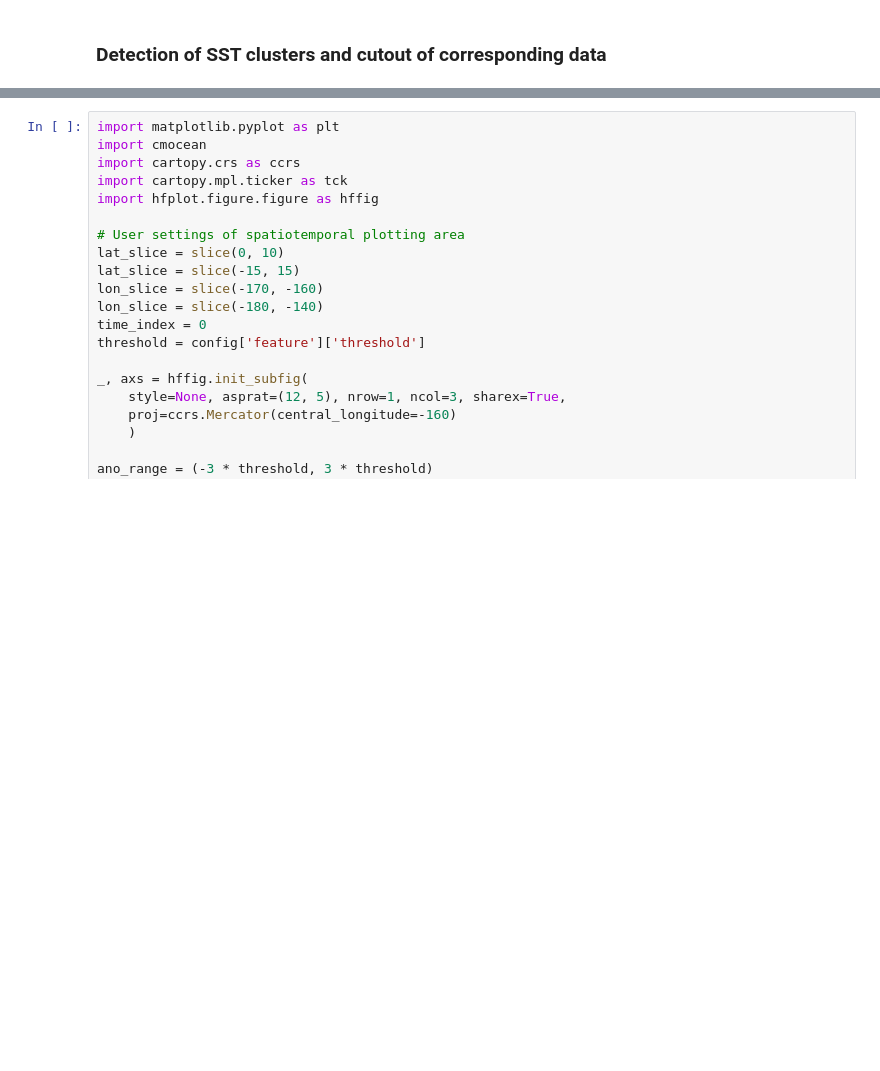
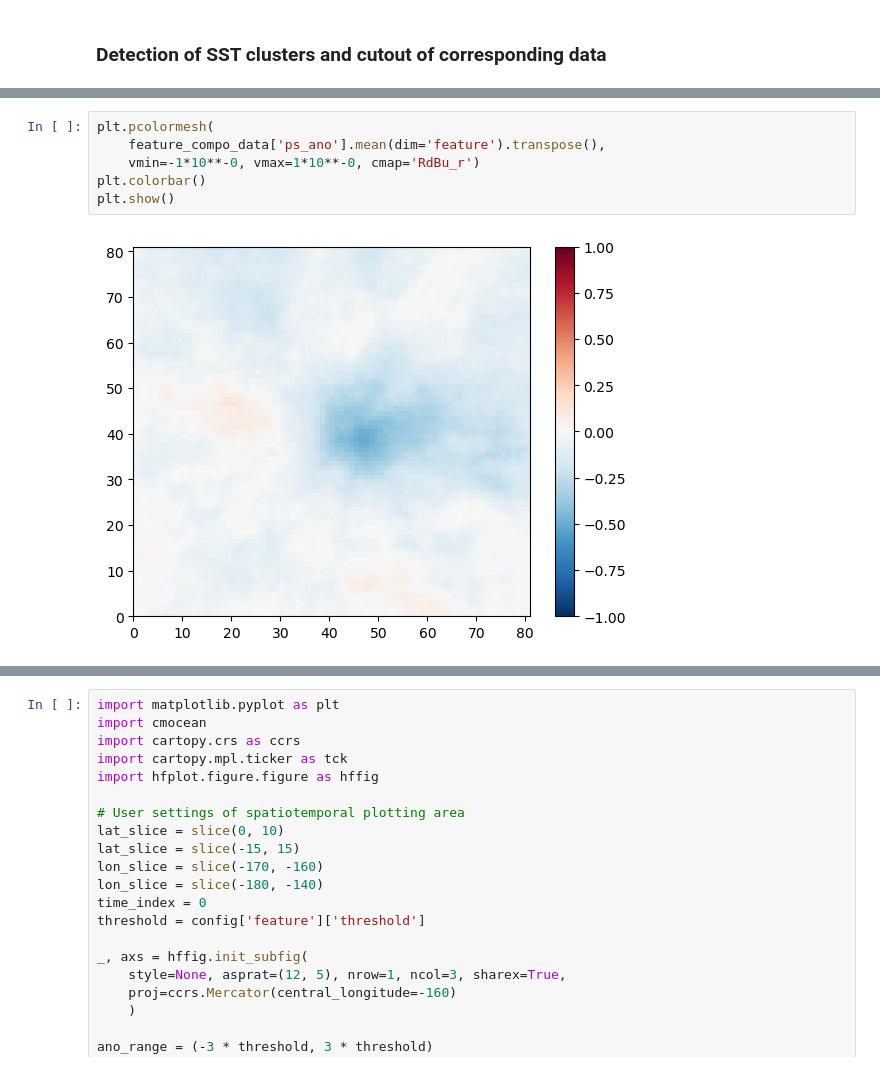
Before and after one commit to HF7weatherman/pycompo, a Jupyter notebook: examples/build_composite_step-by-step.ipynb, the cells around one changed output, grey strips where cells are left out. Drawn from its saved outputs; the diff is of its cells as text; blank space fills up the shorter version.

```diff
--- a/examples/build_composite_step-by-step.ipynb
+++ b/examples/build_composite_step-by-step.ipynb
@@ -149,0 +229,8 @@ field_significane = pcsig.get_field_significance(pvalue, alpha_FDR=0.1)
+# %%
+plt.pcolormesh(
+    feature_compo_data['ps_ano'].mean(dim='feature').transpose(),
+    vmin=-1*10**-0, vmax=1*10**-0, cmap='RdBu_r')
+plt.colorbar()
+plt.show()
+# %% [output]
+[figure, added]
```
Also changed, not shown: parts of 13 cells of this notebook, 1 other file.
